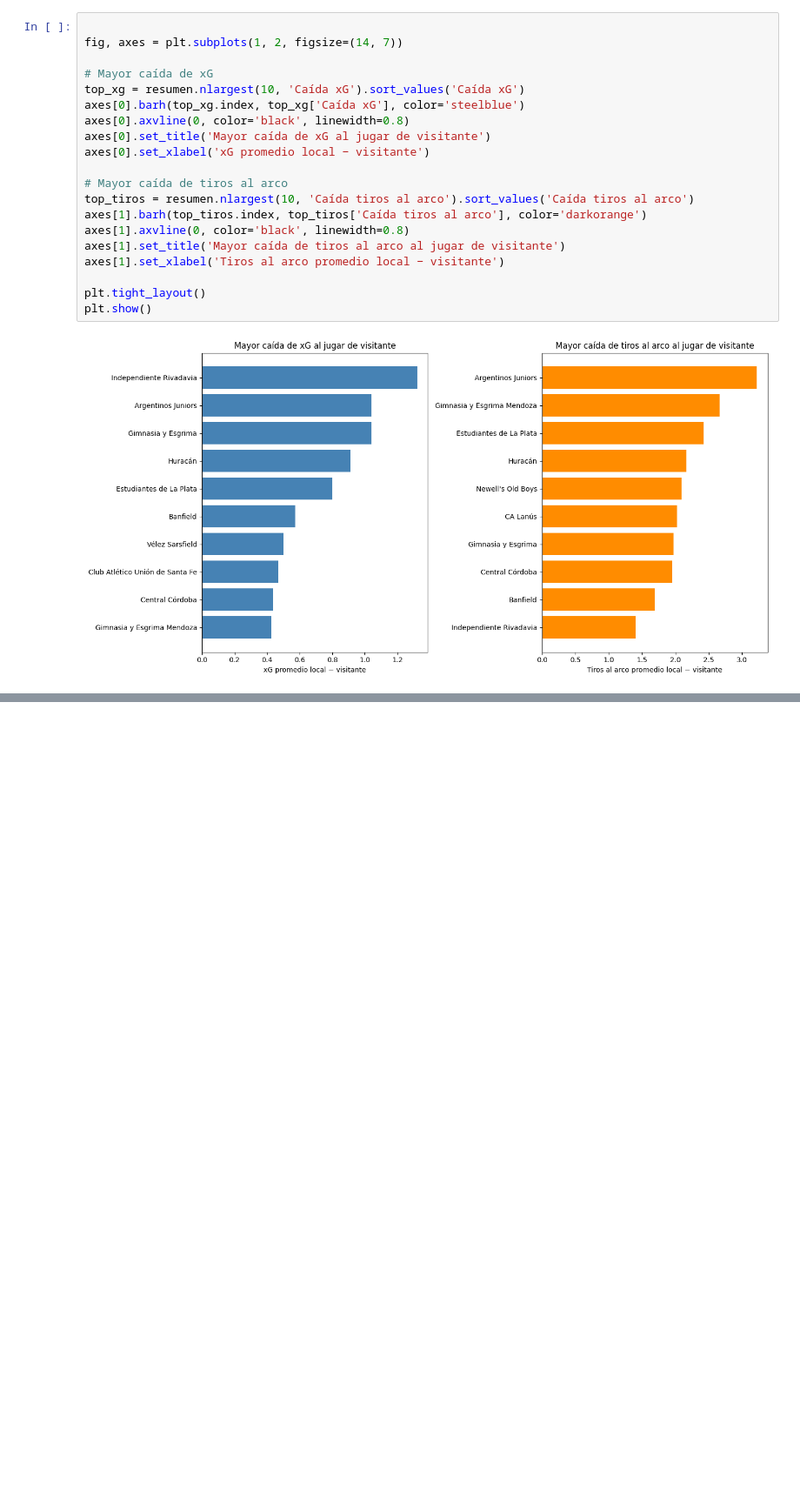
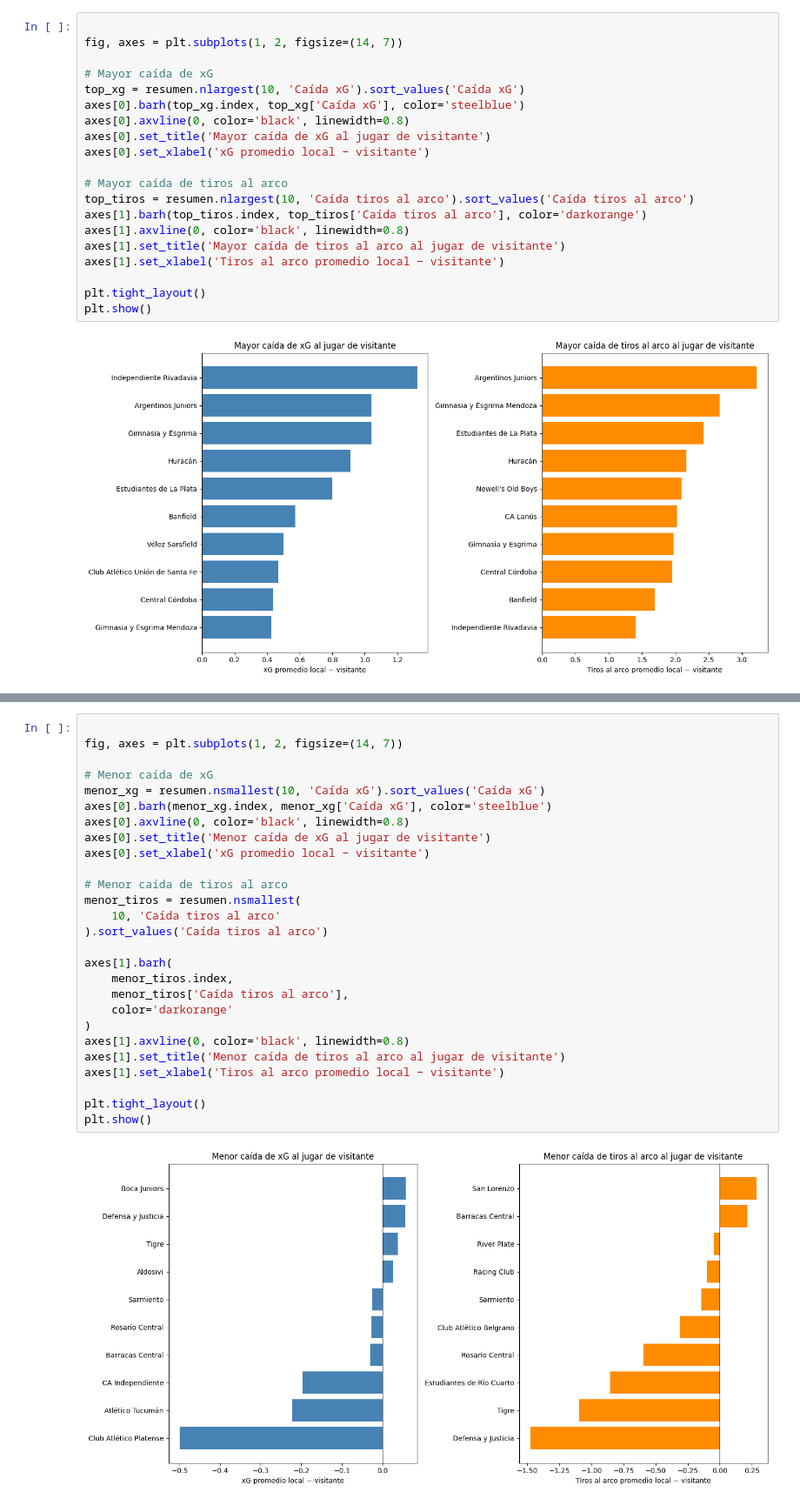
Before and after one commit to santiagoleguizamon10/TP-labo, a Jupyter notebook: tp__labo.ipynb, the cells around one changed output, grey strips where cells are left out. Shown at 87% size. Saved outputs shown, nothing was run; the diff lists cells and outputs as text; blank space fills up the shorter version.

```diff
--- a/tp__labo.ipynb
+++ b/tp__labo.ipynb
@@ -185,0 +220,29 @@ plt.show()
+# %%
+
+fig, axes = plt.subplots(1, 2, figsize=(14, 7))
+
+# Menor caída de xG
+menor_xg = resumen.nsmallest(10, 'Caída xG').sort_values('Caída xG')
+axes[0].barh(menor_xg.index, menor_xg['Caída xG'], color='steelblue')
+axes[0].axvline(0, color='black', linewidth=0.8)
+axes[0].set_title('Menor caída de xG al jugar de visitante')
+axes[0].set_xlabel('xG promedio local − visitante')
+
+# Menor caída de tiros al arco
+menor_tiros = resumen.nsmallest(
+    10, 'Caída tiros al arco'
+).sort_values('Caída tiros al arco')
+
+axes[1].barh(
+    menor_tiros.index,
+    menor_tiros['Caída tiros al arco'],
+    color='darkorange'
+)
+axes[1].axvline(0, color='black', linewidth=0.8)
+axes[1].set_title('Menor caída de tiros al arco al jugar de visitante')
+axes[1].set_xlabel('Tiros al arco promedio local − visitante')
+
+plt.tight_layout()
+plt.show()
+# %% [output]
+[figure, added]
```
Also changed, not shown: parts of 3 cells of this notebook.
